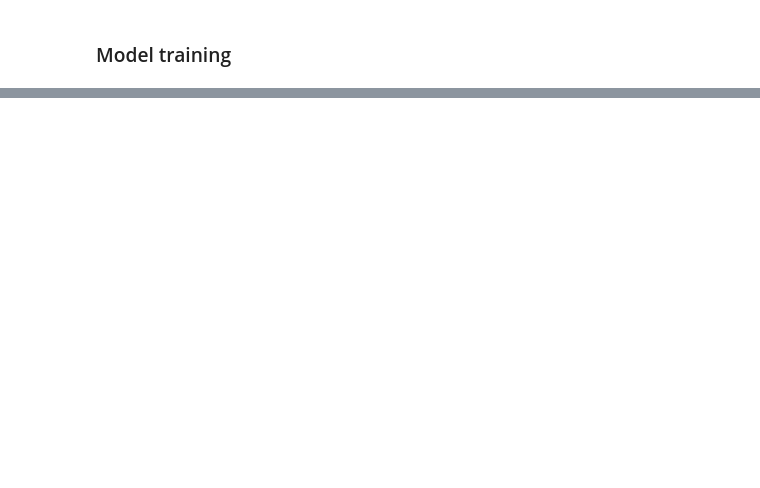
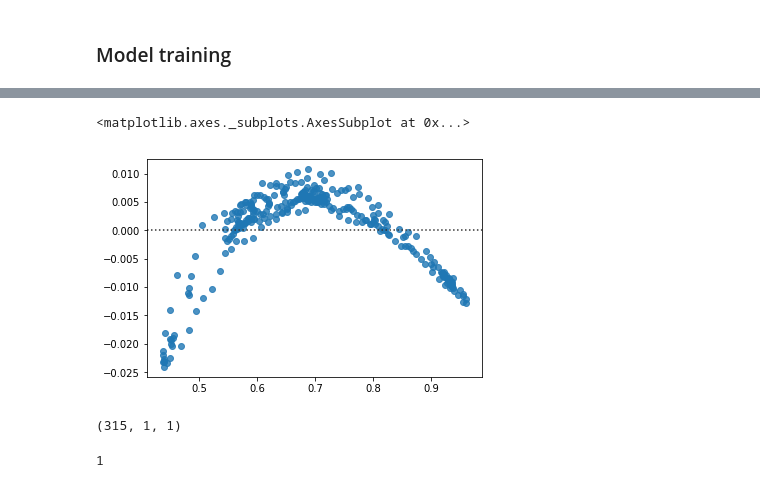
Before and after one commit to siag-sggw/spp-prediction-api, a Jupyter notebook: notebooks/lstm_network.ipynb, the cells around one changed output, grey strips where cells are left out. Saved outputs shown, nothing was run; the diff lists cells and outputs as text; code cells hidden in the pictures; blank space fills up the shorter version.

```diff
--- a/notebooks/lstm_network.ipynb
+++ b/notebooks/lstm_network.ipynb
@@ -3,11 +3,15 @@
 # %%
 def create_prediction_dataset(dataset, look_back=1):
     return X[:len(X) - look_back], X[look_back:]
+# %%
+import pandas as pd
+
+data = pd.read_csv(r'data/aapl.csv')
 # %%
 import numpy as np
 from sklearn.model_selection import train_test_split
 look_back = 1
-X = stock_open_normalized_estimates
+X = data.filterred.values
 
 x, y = create_prediction_dataset(X, look_back=look_back)
 
@@ -57 +63,7 @@ Epoch 100/100
 <keras.callbacks.History at 0x...>
+# %%
+import seaborn as sns
+sns.residplot(x=y_test, y=y_pred)
+# %% [output]
+<matplotlib.axes._subplots.AxesSubplot at 0x...>
+[figure, added]
@@ -57,0 +72,8 @@ Epoch 100/100
+# %%
+x_test.shape
+# %% [output]
+(315, 1, 1)
+# %%
+np.array([1]).reshape((1,1,1)).flatten()[0]
+# %% [output]
+1
```
Also changed, not shown: parts of 3 cells of this notebook, 32 other files.
